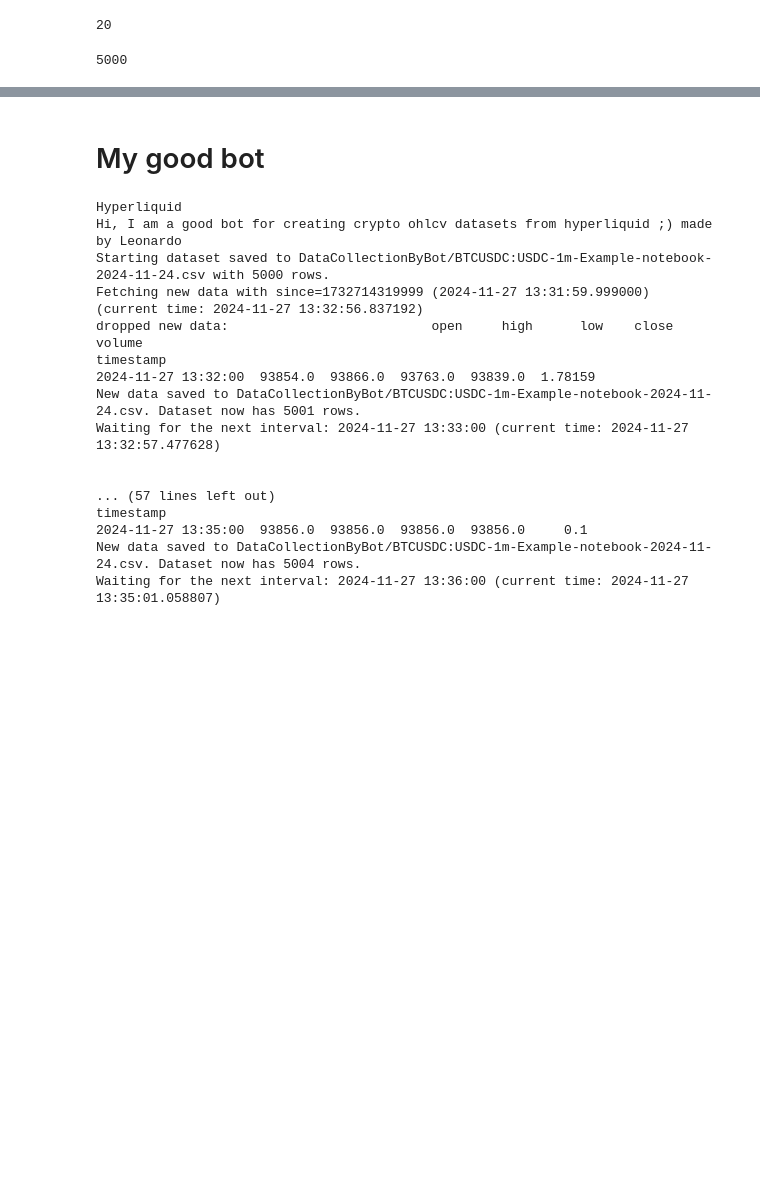
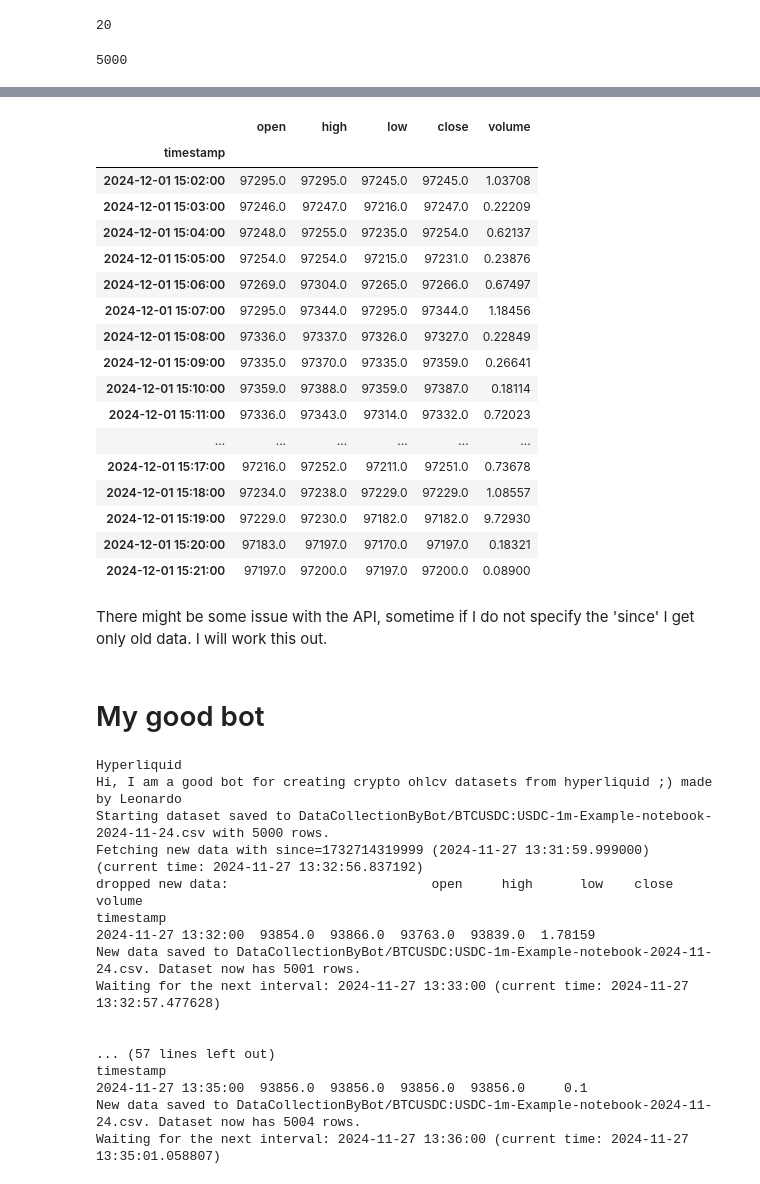
Before and after one commit to Gruntrexpewrus/QuantitativeTrading-public, a Jupyter notebook: data-collection-bot-hyperliquid.ipynb, the cells around one changed output, grey strips where cells are left out. Saved outputs shown, nothing was run; the diff lists cells and outputs as text; code cells hidden in the pictures; blank space fills up the shorter version.

```diff
--- a/data-collection-bot-hyperliquid.ipynb
+++ b/data-collection-bot-hyperliquid.ipynb
@@ -164,3 +188,36 @@ Intel MKL WARNING: Support of Intel(R) Streaming SIMD Extensions 4.2 (Intel(R) S
+# %%
+from datetime import datetime, timezone
+import pandas as pd
+import time
+timeframe = '1m'
+symbol = "BTC/USDC:USDC"
+current_timestamp_ms = int(time.time() * 1000) - 60000*20 #(6 minutes)
+ohlcv = hyperliquid.fetchOHLCV(symbol, timeframe, limit = 20) #since = current_timestamp_ms, limit = 20)
+df = pd.DataFrame(ohlcv, columns=['timestamp', 'open', 'high', 'low', 'close', 'volume'])
+df['timestamp'] = pd.to_datetime(df['timestamp'], unit='ms')
+df.set_index('timestamp', inplace=True)
+df
+# %% [output]
+|  | open | high | low | close | volume |
+| timestamp |  |  |  |  |  |
+| 2024-12-01 15:02:00 | 97295.0 | 97295.0 | 97245.0 | 97245.0 | 1.03708 |
+| 2024-12-01 15:03:00 | 97246.0 | 97247.0 | 97216.0 | 97247.0 | 0.22209 |
+| 2024-12-01 15:04:00 | 97248.0 | 97255.0 | 97235.0 | 97254.0 | 0.62137 |
+| 2024-12-01 15:05:00 | 97254.0 | 97254.0 | 97215.0 | 97231.0 | 0.23876 |
+| 2024-12-01 15:06:00 | 97269.0 | 97304.0 | 97265.0 | 97266.0 | 0.67497 |
+| 2024-12-01 15:07:00 | 97295.0 | 97344.0 | 97295.0 | 97344.0 | 1.18456 |
+| 2024-12-01 15:08:00 | 97336.0 | 97337.0 | 97326.0 | 97327.0 | 0.22849 |
+| 2024-12-01 15:09:00 | 97335.0 | 97370.0 | 97335.0 | 97359.0 | 0.26641 |
+| 2024-12-01 15:10:00 | 97359.0 | 97388.0 | 97359.0 | 97387.0 | 0.18114 |
+| 2024-12-01 15:11:00 | 97336.0 | 97343.0 | 97314.0 | 97332.0 | 0.72023 |
+| ... | ... | ... | ... | ... | ... |
+| 2024-12-01 15:17:00 | 97216.0 | 97252.0 | 97211.0 | 97251.0 | 0.73678 |
+| 2024-12-01 15:18:00 | 97234.0 | 97238.0 | 97229.0 | 97229.0 | 1.08557 |
+| 2024-12-01 15:19:00 | 97229.0 | 97230.0 | 97182.0 | 97182.0 | 9.72930 |
+| 2024-12-01 15:20:00 | 97183.0 | 97197.0 | 97170.0 | 97197.0 | 0.18321 |
+| 2024-12-01 15:21:00 | 97197.0 | 97200.0 | 97197.0 | 97200.0 | 0.08900 |
+# %% [markdown]
+There might be some issue with the API, sometime if I do not specify the 'since' I get only old data. I will work this out.
 # %% [markdown]
 # My good bot
 # %%
```
Also changed, not shown: parts of 5 cells of this notebook, 4 other files.
